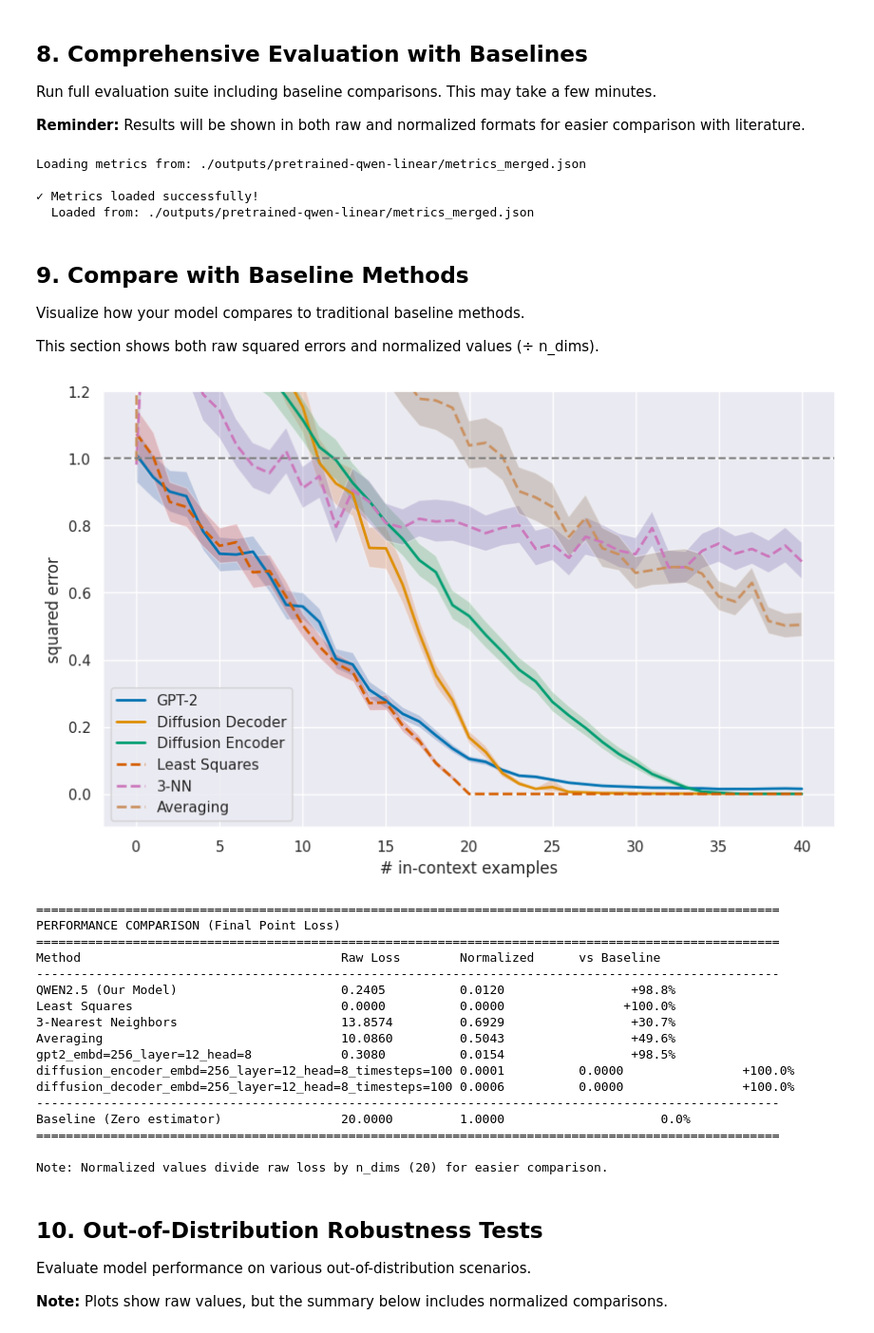
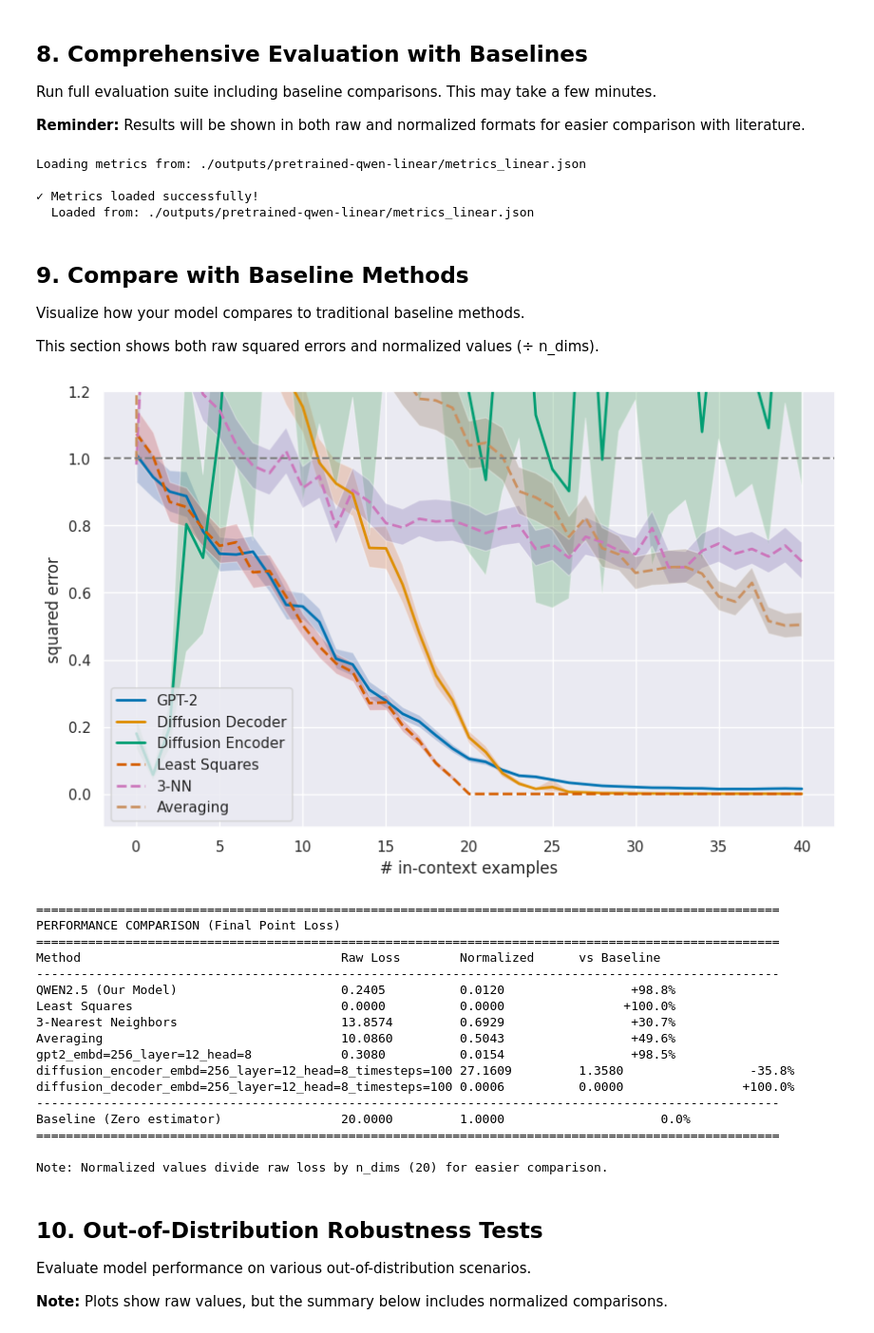
Before and after one commit to hingma/in-context-learning, a Jupyter notebook: eval_colab_all_diff.ipynb, the cells around one changed output. Shown at 95% size. Drawn from its saved outputs; the diff is of its cells as text; code cells hidden in the pictures.

```diff
--- a/eval_colab_all_diff.ipynb
+++ b/eval_colab_all_diff.ipynb
@@ -437,7 +431,7 @@ Run full evaluation suite including baseline comparisons. This may take a few mi
 **Reminder:** Results will be shown in both raw and normalized formats for easier comparison with literature.
 # %%
 # Load metrics directly from cached metrics.json
-metrics_path = os.path.join(run_path, 'metrics_merged.json')
+metrics_path = os.path.join(run_path, 'metrics_linear.json')
 print(f"Loading metrics from: {metrics_path}")
 
 with open(metrics_path, 'r') as f:
@@ -449,10 +443,10 @@ all_metrics = Munch(all_metrics)
 print(f"\n✓ Metrics loaded successfully!")
 print(f"  Loaded from: {metrics_path}")
 # %% [output]
-Loading metrics from: ./outputs/pretrained-qwen-linear/metrics_merged.json
+Loading metrics from: ./outputs/pretrained-qwen-linear/metrics_linear.json
 
 ✓ Metrics loaded successfully!
-  Loaded from: ./outputs/pretrained-qwen-linear/metrics_merged.json
+  Loaded from: ./outputs/pretrained-qwen-linear/metrics_linear.json
 # %% [markdown]
 ## 9. Compare with Baseline Methods
 
@@ -516,7 +510,7 @@ else:
 
     for idx, baseline_key in enumerate(baseline_keys, 0):
         if baseline_key in standard_metrics:
-            if 'diffusion' in baseline_key:
+            if 'decoder' in baseline_key:
                 # means = standard_metrics[baseline_key]["mean"]
                 means = [m for m in standard_metrics[baseline_key]["mean"]]
                 label = baseline_labels_map.get(baseline_key, baseline_key)
@@ -555,34 +549,34 @@ else:
     plt.show()
 
     # Print comparison table with normalized values
 
     print(f"\n{'='*100}")
     print("PERFORMANCE COMPARISON (Final Point Loss)")
     print(f"{'='*100}")
     print(f"{'Method':<40} {'Raw Loss':<15} {'Normalized':<15} {'vs Baseline':<15}")
     print(f"{'-'*100}")
 
     baseline_loss = model.n_dims  # Zero estimator
 
     for method_name, metrics in standard_metrics.items():
         final_loss = metrics["mean"][-1]
         normalized_loss = final_loss / normalization
         improvement = (1 - final_loss / baseline_loss) * 100
 
         # Clean up method name
         if method_name == model_name:
             display_name = f"{conf.model.family.upper()} (Our Model)"
         else:
             display_name = baseline_names(method_name)
 
         print(f"{display_name:<40} {final_loss:<15.4f} {normalized_loss:<15.4f} {improvement:>+12.1f}%")
 
     print(f"{'-'*100}")
     print(f"{'Baseline (Zero estimator)':<40} {baseline_loss:<15.4f} {baseline_loss/normalization:<15.4f} {'0.0%':>15}")
     print(f"{'='*100}")
     print(f"\nNote: Normalized values divide raw loss by n_dims ({normalization}) for easier comparison.")
 # %% [output]
-[figure, old version]
+[figure, new version]
 ====================================================================================================
 PERFORMANCE COMPARISON (Final Point Loss)
 ====================================================================================================
@@ -593,7 +587,7 @@ Least Squares                            0.0000          0.0000                +
 3-Nearest Neighbors                      13.8574         0.6929                 +30.7%
 Averaging                                10.0860         0.5043                 +49.6%
 gpt2_embd=256_layer=12_head=8            0.3080          0.0154                 +98.5%
-diffusion_encoder_embd=256_layer=12_head=8_timesteps=100 0.0001          0.0000                +100.0%
+diffusion_encoder_embd=256_layer=12_head=8_timesteps=100 27.1609         1.3580                 -35.8%
 diffusion_decoder_embd=256_layer=12_head=8_timesteps=100 0.0006          0.0000                +100.0%
 ----------------------------------------------------------------------------------------------------
 Baseline (Zero estimator)                20.0000         1.0000                     0.0%
```
Also changed, not shown: parts of 7 cells of this notebook.
